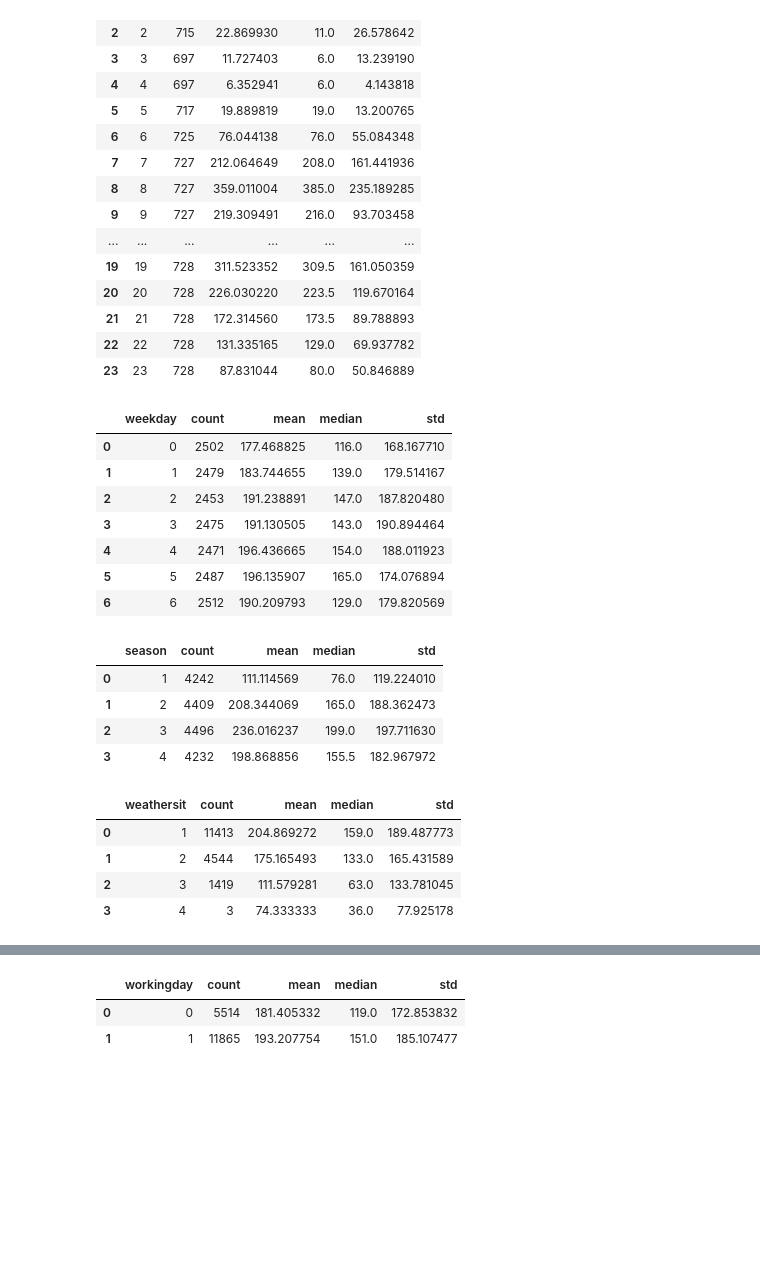
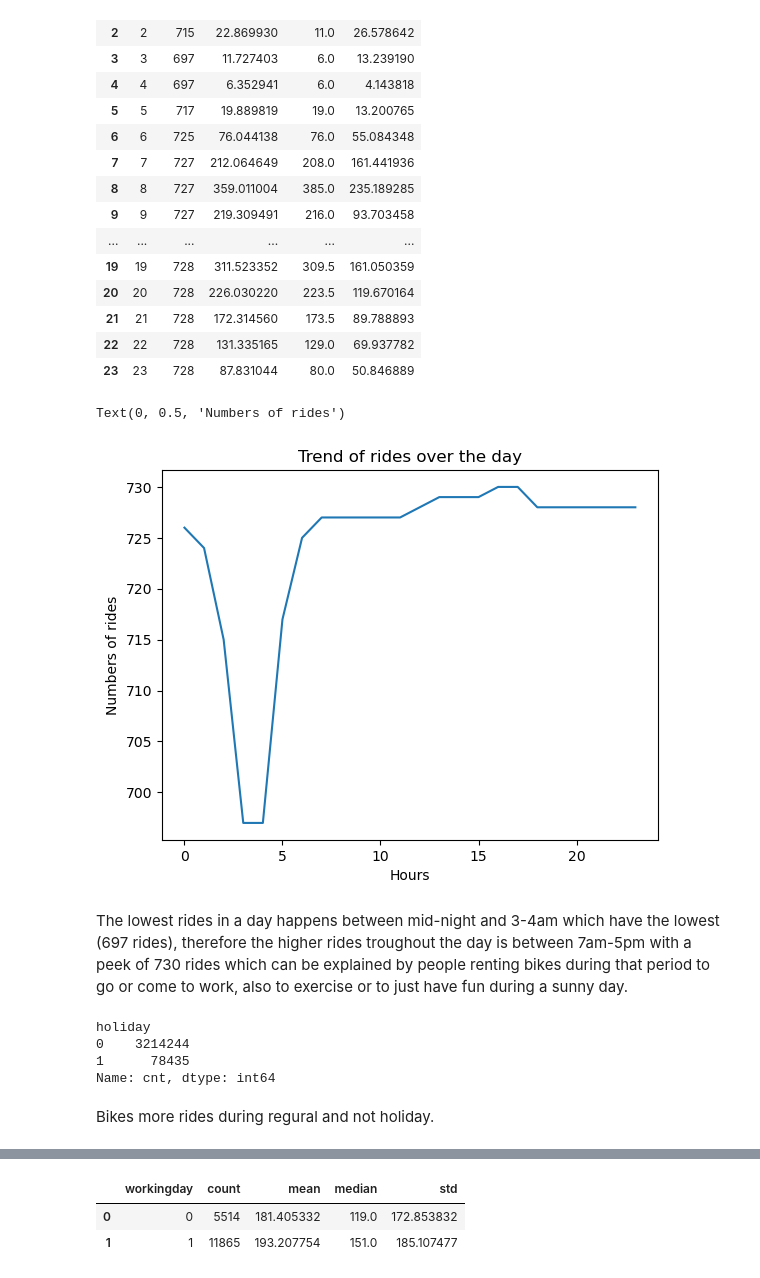
Before and after one commit to ibranova/Mod4_Project-Riding-the-Demand-Insights-for-a-Bike-Share-PM, a Jupyter notebook: notebook/EDA.ipynb, the cells around one changed output, grey strips where cells are left out. Drawn from its saved outputs; the diff is of its cells as text; code cells hidden in the pictures; blank space fills up the shorter version.

```diff
--- a/notebook/EDA.ipynb
+++ b/notebook/EDA.ipynb
@@ -115,30 +204,22 @@ groupby_hour
 | 21 | 21 | 728 | 172.314560 | 173.5 | 89.788893 |
 | 22 | 22 | 728 | 131.335165 | 129.0 | 69.937782 |
 | 23 | 23 | 728 | 87.831044 | 80.0 | 50.846889 |
-# %%
-groupby_weekday
-# %% [output]
-|  | weekday | count | mean | median | std |
-| 0 | 0 | 2502 | 177.468825 | 116.0 | 168.167710 |
-| 1 | 1 | 2479 | 183.744655 | 139.0 | 179.514167 |
-| 2 | 2 | 2453 | 191.238891 | 147.0 | 187.820480 |
-| 3 | 3 | 2475 | 191.130505 | 143.0 | 190.894464 |
-| 4 | 4 | 2471 | 196.436665 | 154.0 | 188.011923 |
-| 5 | 5 | 2487 | 196.135907 | 165.0 | 174.076894 |
-| 6 | 6 | 2512 | 190.209793 | 129.0 | 179.820569 |
-# %%
-groupby_season
-# %% [output]
-|  | season | count | mean | median | std |
-| 0 | 1 | 4242 | 111.114569 | 76.0 | 119.224010 |
-| 1 | 2 | 4409 | 208.344069 | 165.0 | 188.362473 |
-| 2 | 3 | 4496 | 236.016237 | 199.0 | 197.711630 |
-| 3 | 4 | 4232 | 198.868856 | 155.5 | 182.967972 |
-# %%
-groupby_weathersit
-# %% [output]
-|  | weathersit | count | mean | median | std |
-| 0 | 1 | 11413 | 204.869272 | 159.0 | 189.487773 |
-| 1 | 2 | 4544 | 175.165493 | 133.0 | 165.431589 |
-| 2 | 3 | 1419 | 111.579281 | 63.0 | 133.781045 |
-| 3 | 4 | 3 | 74.333333 | 36.0 | 77.925178 |
+# %%
+groupby_hour['count'].plot(kind='line')
+plt.title("Trend of rides over the day")
+plt.xlabel("Hours")
+plt.ylabel("Numbers of rides")
+# %% [output]
+Text(0, 0.5, 'Numbers of rides')
+[figure, added]
+# %% [markdown]
+The lowest rides in a day happens between mid-night and 3-4am which have the lowest (697 rides), therefore the higher rides troughout the day is between 7am-5pm with a peek of 730 rides which can be explained by people renting bikes during that period to go or come to work, also to exercise or to just have fun during a sunny day.
+# %%
+df.groupby('holiday')['cnt'].sum()
+# %% [output]
+holiday
+0    3214244
+1      78435
+Name: cnt, dtype: int64
+# %% [markdown]
+Bikes more rides during regural and not holiday.
```
Also changed, not shown: parts of 57 cells of this notebook, 1 other file.
